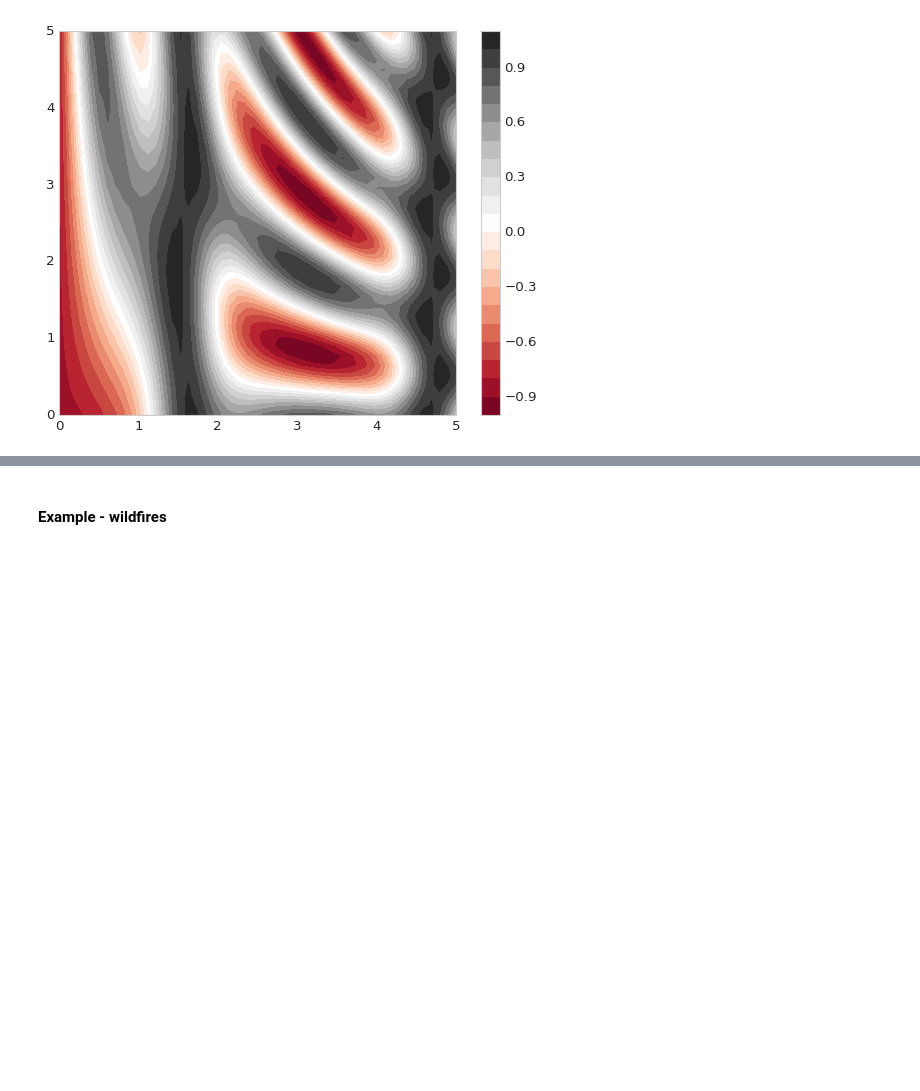
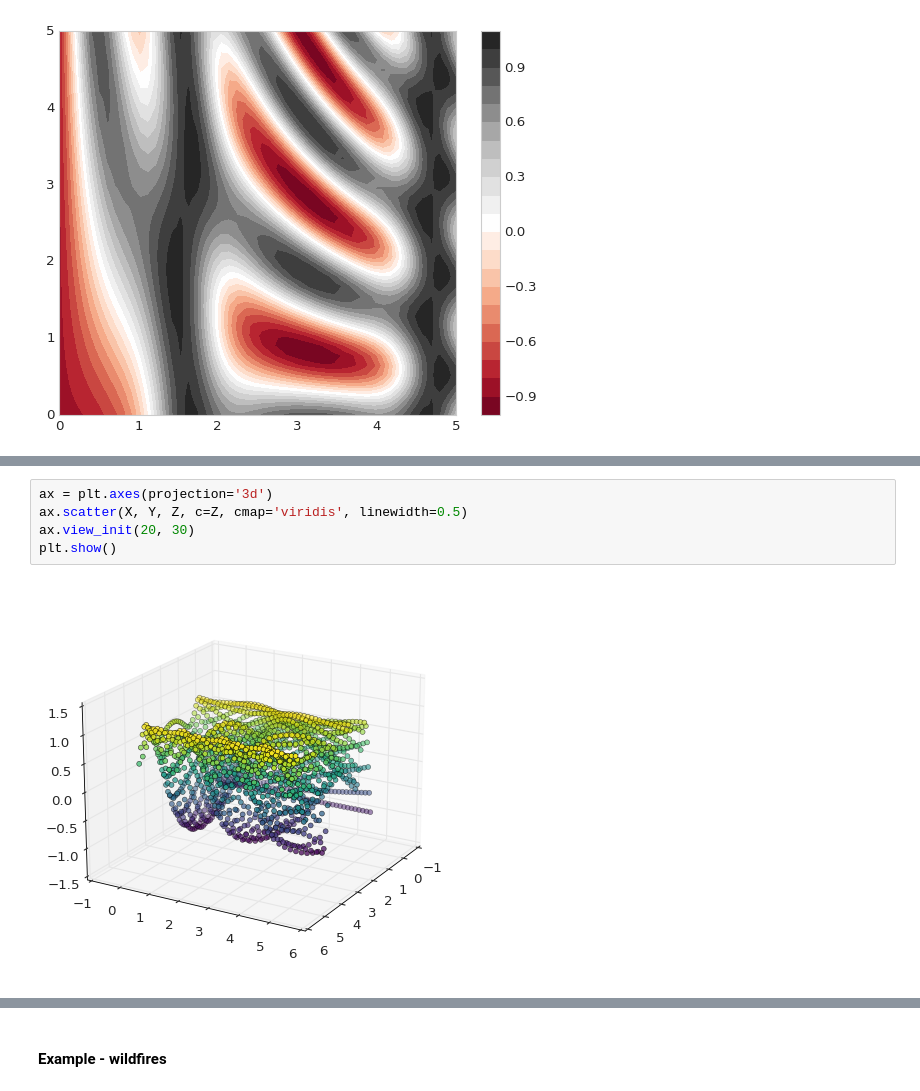
Before and after one commit to eyalnus/Python-Data, a Jupyter notebook: Matplotlib-full.ipynb, the cells around one changed output, grey strips where cells are left out. Saved outputs shown, nothing was run; the diff lists cells and outputs as text; blank space fills up the shorter version.

```diff
--- a/Matplotlib-full.ipynb
+++ b/Matplotlib-full.ipynb
@@ -446,3 +457,10 @@ surf = ax.plot_surface(X, Y, Z,
+# %%
+ax = plt.axes(projection='3d')
+ax.scatter(X, Y, Z, c=Z, cmap='viridis', linewidth=0.5)
+ax.view_init(20, 30)
+plt.show()
+# %% [output]
+[figure, added]
 # %%
 plt.imshow(Z, extent=[0, 5, 0, 5], origin='lower',
            cmap='RdGy',aspect=1)
```
Also changed, not shown: parts of 4 cells of this notebook, 1 other file.
